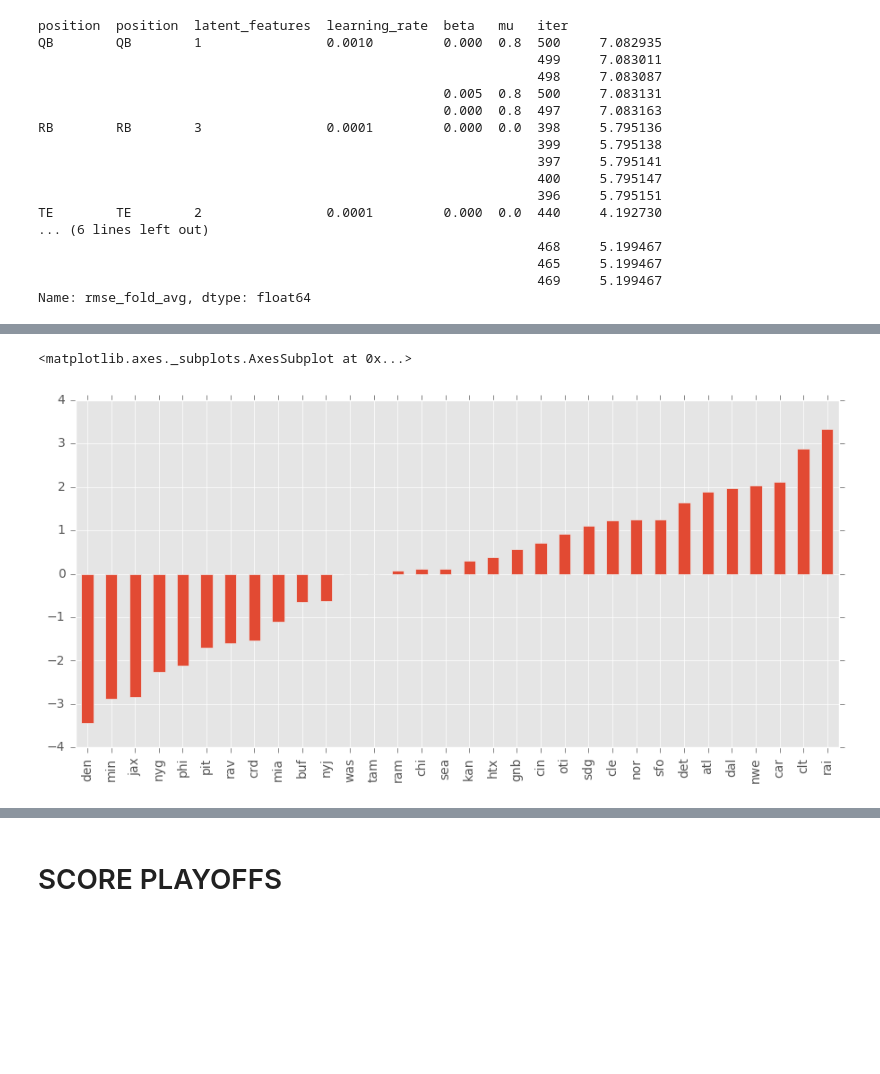
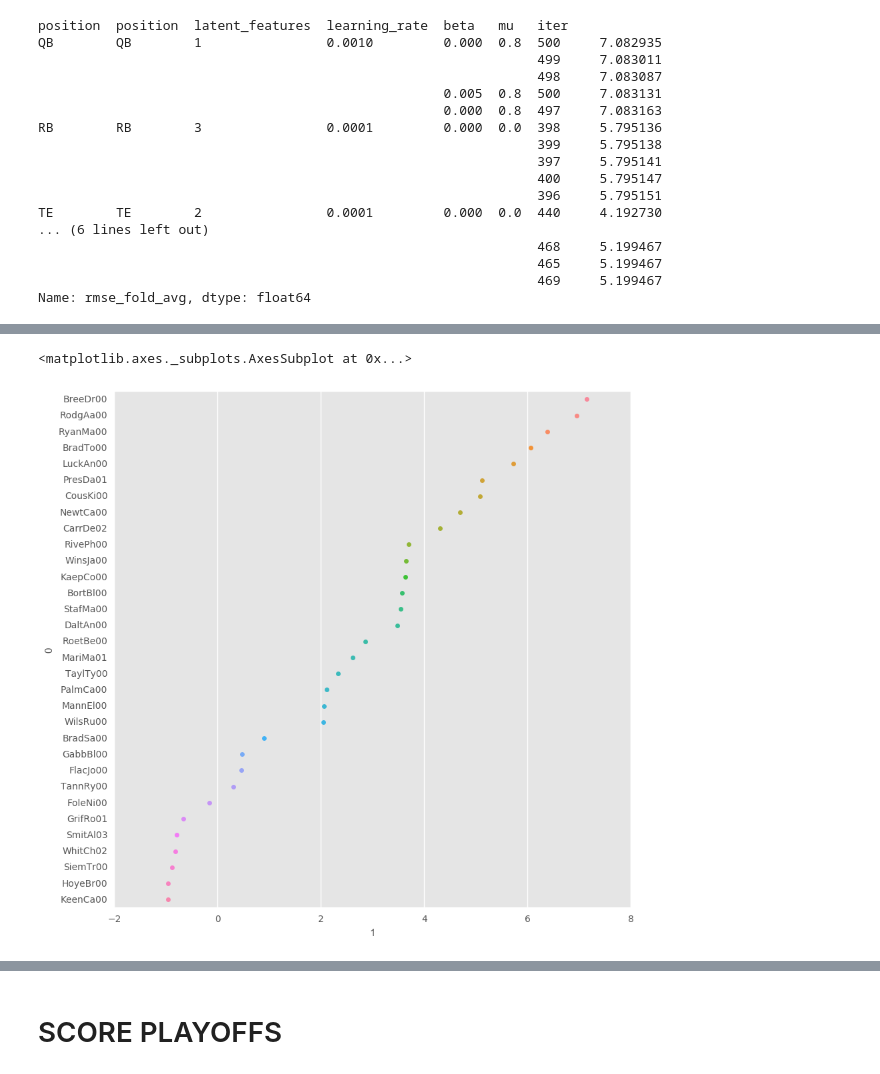
Before and after one commit to phillynch7/nfl_forecasting, a Jupyter notebook: code/player_matrix_factorization.ipynb, the cells around one changed output, grey strips where cells are left out. Saved outputs shown, nothing was run; the diff lists cells and outputs as text; code cells hidden in the pictures; blank space fills up the shorter version.

```diff
--- a/code/player_matrix_factorization.ipynb
+++ b/code/player_matrix_factorization.ipynb
@@ -389,5 +384,6 @@ pd.Series(alpha, X_Player.columns).sort_values().plot.bar(figsize=(11, 5))
-# %%
-pd.Series(tau, X_Opponent.columns).sort_values().plot.bar(figsize=(11, 5))
-# %% [output]
-<matplotlib.axes._subplots.AxesSubplot at 0x...>
-[figure, removed]
+# %%
+plt.figure(figsize=(10, 10))
+sns.stripplot(x=1, y=0, data=pd.DataFrame([X_Player.columns, alpha]).T.sort_values(1, ascending=False).head(32))
+# %% [output]
+<matplotlib.axes._subplots.AxesSubplot at 0x...>
+[figure, added]
```
Also changed, not shown: parts of 2 cells of this notebook.
